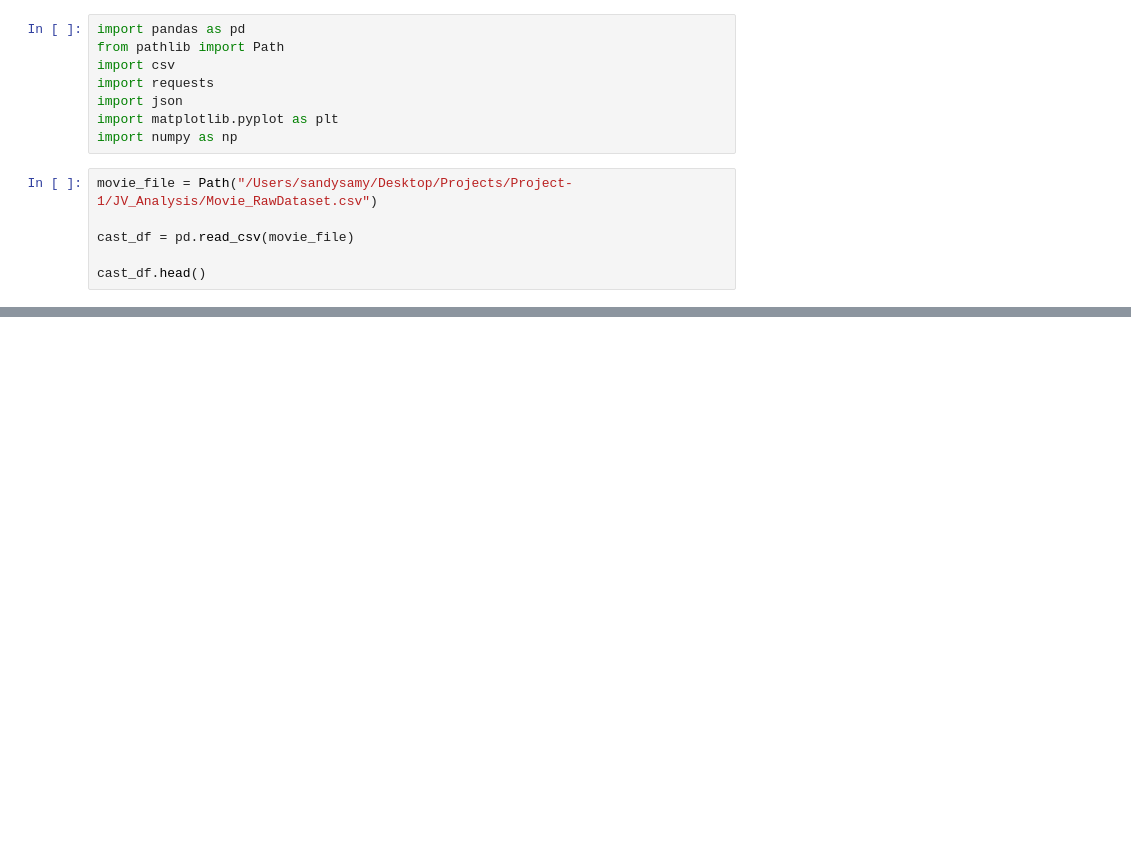
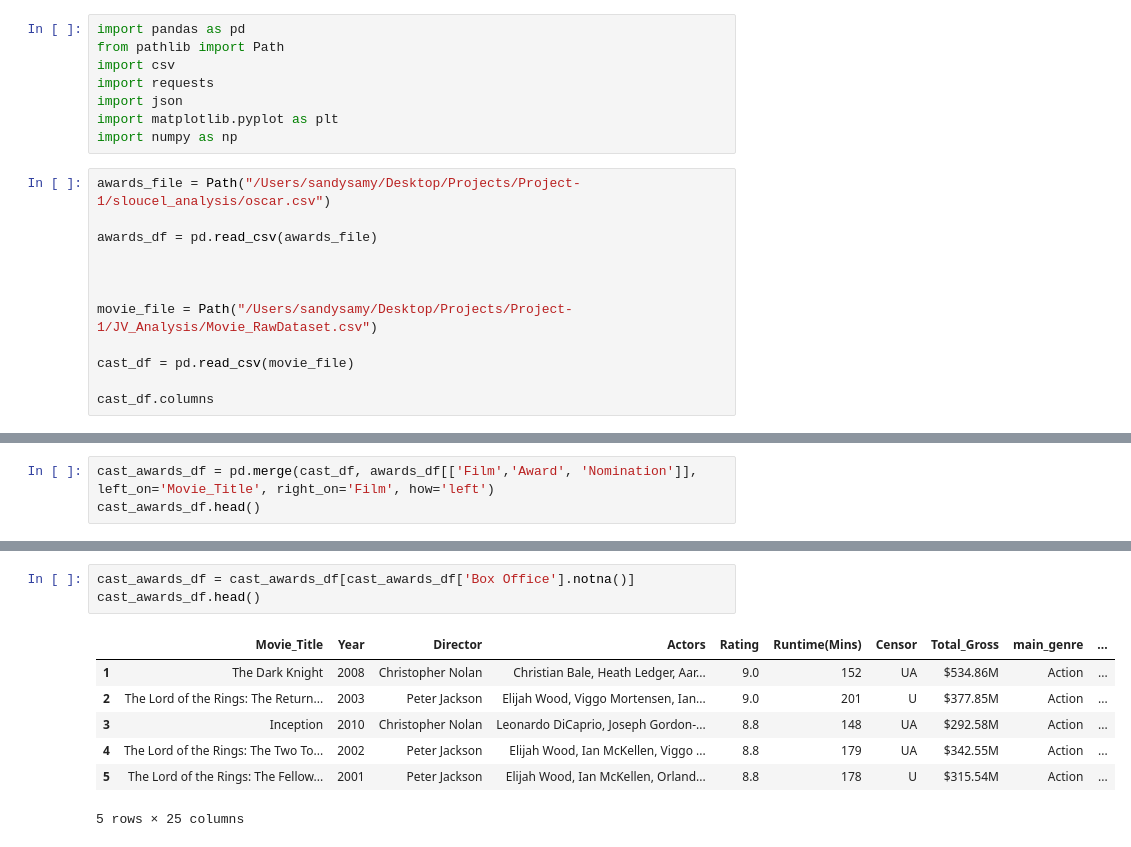
Before and after one commit to jvwastaken/Blockbuster-Breakdown, a Jupyter notebook: Sandy_Analysis/movie cast filtering.ipynb, the cells around one changed output, grey strips where cells are left out. Drawn from its saved outputs; the diff is of its cells as text; blank space fills up the shorter version.

Commit message:
cleaning movie cast

```diff
--- a/Sandy_Analysis/movie cast filtering.ipynb
+++ b/Sandy_Analysis/movie cast filtering.ipynb
@@ -7,9 +7,15 @@ import json
 import matplotlib.pyplot as plt
 import numpy as np
 # %%
+awards_file = Path("/Users/sandysamy/Desktop/Projects/Project-1/sloucel_analysis/oscar.csv")
+
+awards_df = pd.read_csv(awards_file)
+
+
+
 movie_file = Path("/Users/sandysamy/Desktop/Projects/Project-1/JV_Analysis/Movie_RawDataset.csv")
 
 cast_df = pd.read_csv(movie_file)
 
-cast_df.head()
+cast_df.columns
 # %% [output]
@@ -42,0 +36,3 @@ cast_df.head()
+# %%
+cast_awards_df = pd.merge(cast_df, awards_df[['Film','Award', 'Nomination']], left_on='Movie_Title', right_on='Film', how='left')
+cast_awards_df.head()
@@ -42,0 +84,11 @@ cast_df.head()
+# %%
+cast_awards_df = cast_awards_df[cast_awards_df['Box Office'].notna()]
+cast_awards_df.head()
+# %% [output]
+|  | Movie_Title | Year | Director | Actors | Rating | Runtime(Mins) | Censor | Total_Gross | main_genre | ... |
+| 1 | The Dark Knight | 2008 | Christopher Nolan | Christian Bale, Heath Ledger, Aar... | 9.0 | 152 | UA | $534.86M | Action | ... |
+| 2 | The Lord of the Rings: The Return... | 2003 | Peter Jackson | Elijah Wood, Viggo Mortensen, Ian... | 9.0 | 201 | U | $377.85M | Action | ... |
+| 3 | Inception | 2010 | Christopher Nolan | Leonardo DiCaprio, Joseph Gordon-... | 8.8 | 148 | UA | $292.58M | Action | ... |
+| 4 | The Lord of the Rings: The Two To... | 2002 | Peter Jackson | Elijah Wood, Ian McKellen, Viggo ... | 8.8 | 179 | UA | $342.55M | Action | ... |
+| 5 | The Lord of the Rings: The Fellow... | 2001 | Peter Jackson | Elijah Wood, Ian McKellen, Orland... | 8.8 | 178 | U | $315.54M | Action | ... |
+5 rows × 25 columns
```
Also changed, not shown: parts of 8 cells of this notebook.
